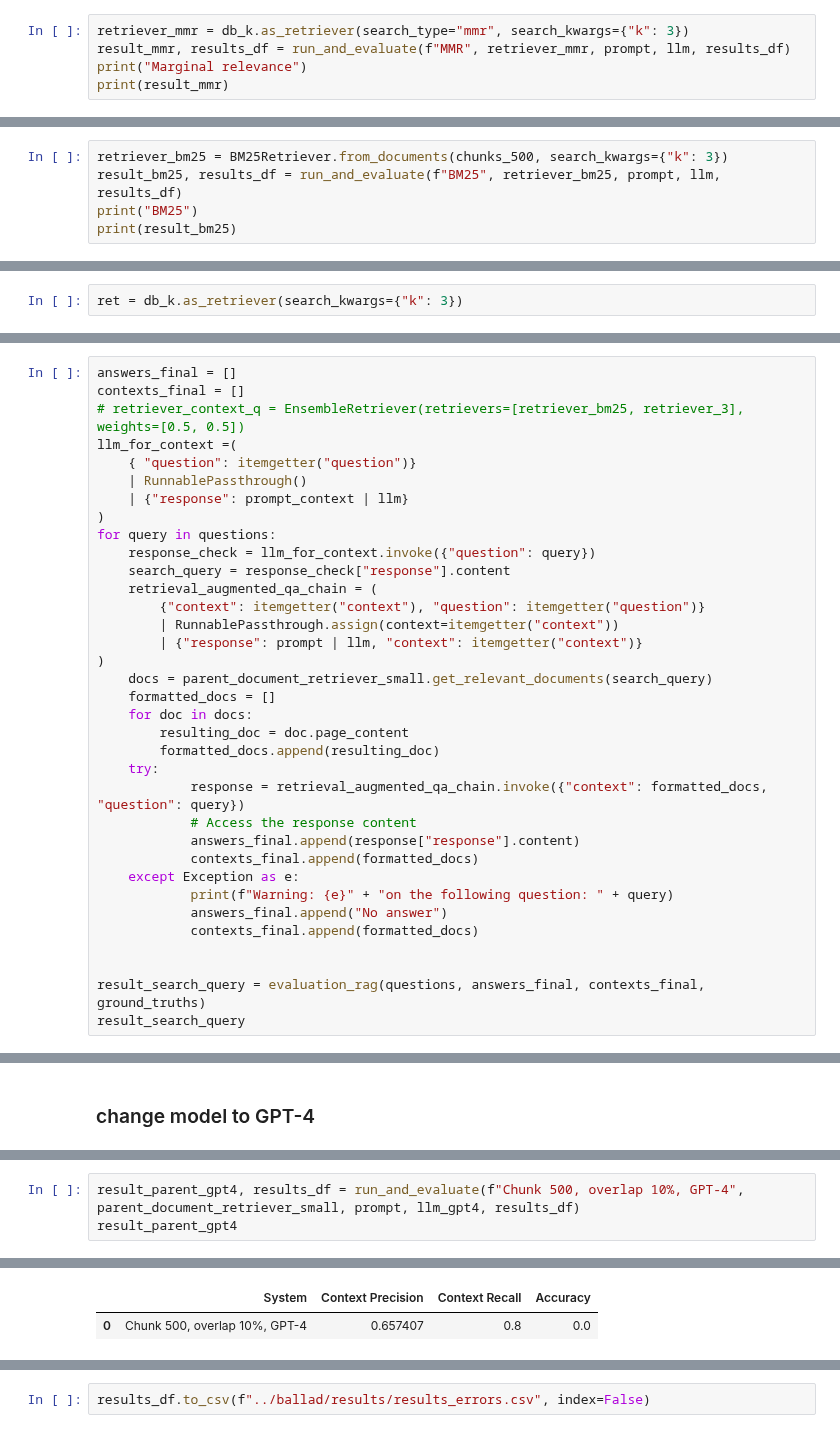
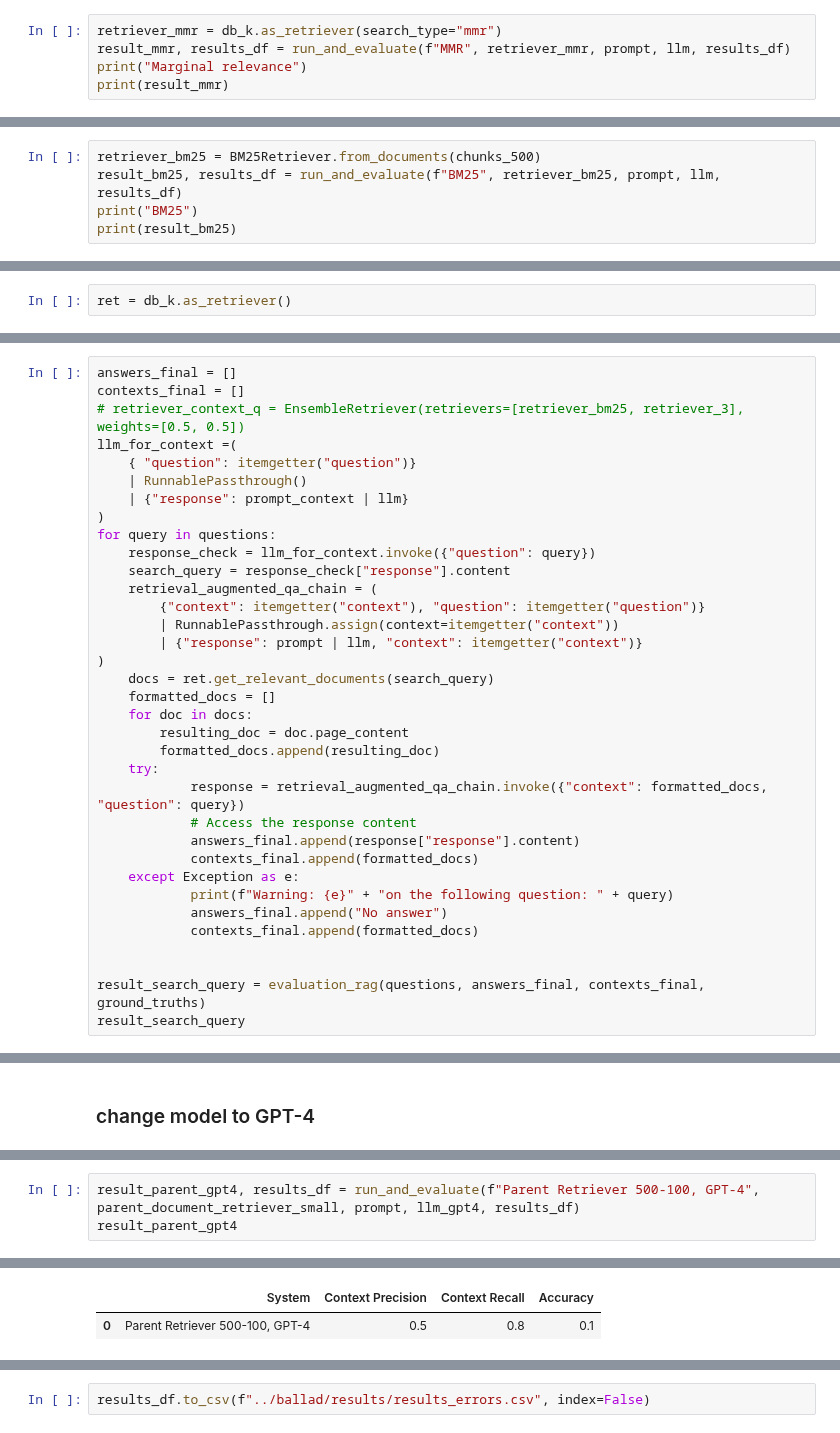
Before and after one commit to misslapina123/thesis-rag, a Jupyter notebook: errors/errors_ballad_edit.ipynb, the cells around one changed output, grey strips where cells are left out. Saved outputs shown, nothing was run; the diff lists cells and outputs as text.

```diff
--- a/errors/errors_ballad_edit.ipynb
+++ b/errors/errors_ballad_edit.ipynb
@@ -622,5 +659,5 @@ highest
 # %%
-retriever_mmr = db_k.as_retriever(search_type="mmr", search_kwargs={"k": 3})
+retriever_mmr = db_k.as_retriever(search_type="mmr")
 result_mmr, results_df = run_and_evaluate(f"MMR", retriever_mmr, prompt, llm, results_df)
 print("Marginal relevance")
 print(result_mmr)
@@ -637,7 +681,7 @@ Marginal relevance
 text_splitter = RecursiveCharacterTextSplitter.from_tiktoken_encoder(chunk_size = 500, chunk_overlap = 0)
 chunks_500 = text_splitter.split_documents(documents)
 # %%
-retriever_bm25 = BM25Retriever.from_documents(chunks_500, search_kwargs={"k": 3})
+retriever_bm25 = BM25Retriever.from_documents(chunks_500)
 result_bm25, results_df = run_and_evaluate(f"BM25", retriever_bm25, prompt, llm, results_df)
 print("BM25")
 print(result_bm25)
@@ -659,5 +711,5 @@ BM25
 # %%
-ret = db_k.as_retriever(search_kwargs={"k": 3})
+ret = db_k.as_retriever()
 # %%
 ensemble_retriever_1 = EnsembleRetriever(retrievers=[retriever_bm25, ret], weights=[0.75, 0.25])
 result_ensemble1, results_df = run_and_evaluate(f"Ensambler 1", ensemble_retriever_1, prompt, llm, results_df)
@@ -756,7 +810,7 @@ for query in questions:
         | RunnablePassthrough.assign(context=itemgetter("context"))
         | {"response": prompt | llm, "context": itemgetter("context")}
 )
-    docs = parent_document_retriever_small.get_relevant_documents(search_query)
+    docs = ret.get_relevant_documents(search_query)
     formatted_docs = []
     for doc in docs:
         resulting_doc = doc.page_content
@@ -823,4 +879,4 @@ top_3
 # %%
-result_parent_gpt4, results_df = run_and_evaluate(f"Chunk 500, overlap 10%, GPT-4", parent_document_retriever_small, prompt, llm_gpt4, results_df)
+result_parent_gpt4, results_df = run_and_evaluate(f"Parent Retriever 500-100, GPT-4", parent_document_retriever_small, prompt, llm_gpt4, results_df)
 result_parent_gpt4
 # %% [output]
@@ -844,2 +885,2 @@ openai.BadRequestError: Error code: 400 - {'error': {'message': "The response wa
 |  | System | Context Precision | Context Recall | Accuracy |
-| 0 | Chunk 500, overlap 10%, GPT-4 | 0.657407 | 0.8 | 0.0 |
+| 0 | Parent Retriever 500-100, GPT-4 | 0.5 | 0.8 | 0.1 |
```
Also changed, not shown: parts of 27 cells of this notebook, 2 other files.
